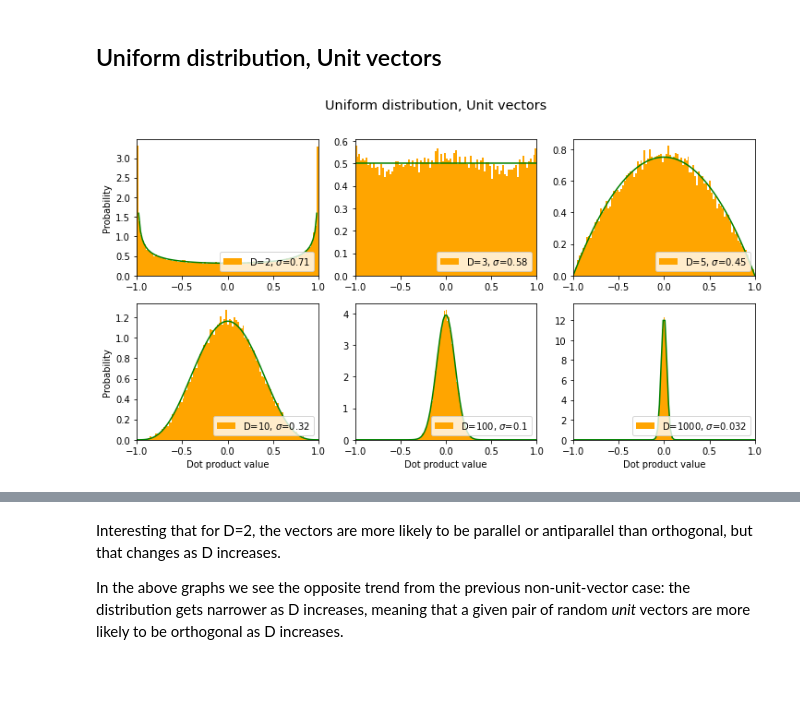
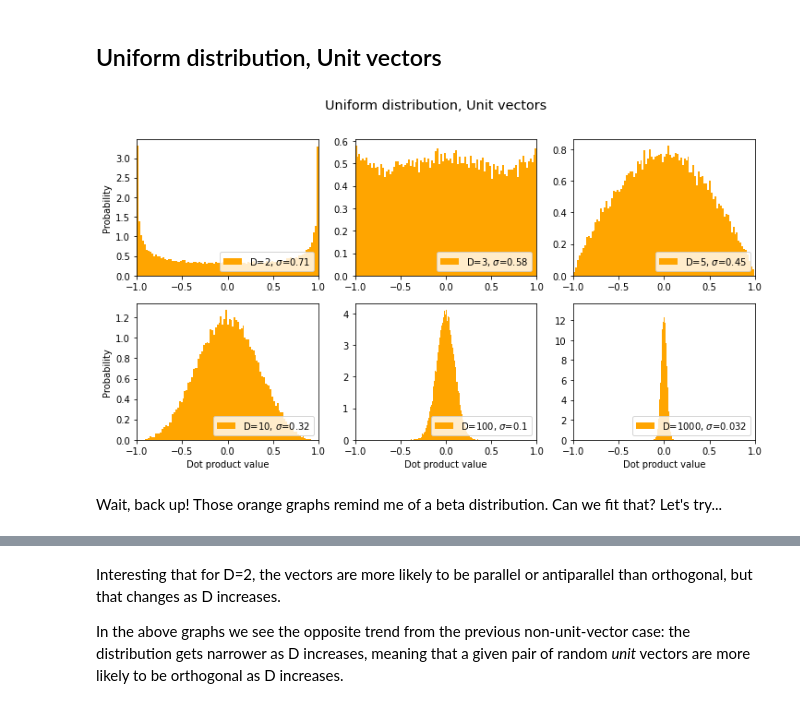
Before and after one commit to drscotthawley/blog_fastpages, a Jupyter notebook: _notebooks/2022-01-24-MultiDim-DotProducts.ipynb, the cells around one changed output, grey strips where cells are left out. Saved outputs shown, nothing was run; the diff lists cells and outputs as text; code cells hidden in the pictures; blank space fills up the shorter version.

```diff
--- a/_notebooks/2022-01-24-MultiDim-DotProducts.ipynb
+++ b/_notebooks/2022-01-24-MultiDim-DotProducts.ipynb
@@ -56,38 +97,11 @@ for i,ax in enumerate(axes):
 From the above graph, we see that as the dimensionality D increases, it's still the case that the most common dot product is zero, but the probability distribution becomes wider & flatter, i.e. the chances that a pair of random vectors are *not* orthogonal becomes increasingly *more* likely as D increases.
 # %% [markdown]
 ## Uniform distribution, Unit vectors
-# %%
-test_num = 2
-fig, axes = plt.subplots(2,3, figsize=(12,6))
-results[test_num] = {'label':"Uniform distribution, Unit vectors", 'sds':[]}
-fig.suptitle(results[test_num]['label'], fontsize="x-large")
-
-def norm_rows(arr):
-    arrT = arr.T                        # .T is to make broadcasting work easily
-    mags = np.sqrt( (arrT*arrT).sum(axis=0) )  # vector magnitudes
-    return (arrT/mags).T
-
-x = np.linspace(0,1,100)
-
-axes = axes.ravel()
-for i,ax in enumerate(axes):
-    dim = dims[i]
-    a = 2*np.random.rand(n,dim)-1
-    b = 2*np.random.rand(n,dim)-1
-    a, b = norm_rows(a), norm_rows(b)
-
-    dots = (a*b).sum(axis=-1)
-    std = np.std(dots,axis=0)
-    ax.hist(dots, density=True, bins=100, label=f'D={dim}, $\sigma$={std:3.2g}',color='orange')  # density=False would make counts)
-    results[test_num]['sds'].append(std)
-    ax.set_xlim(-1,1)
-    ax.legend(loc=4)
-    if i%3==0: ax.set_ylabel('Probability')
-    if i>2: ax.set_xlabel('Dot product value')
-
-    # the orange graph reminds me of a beta distribution. can we fit these? Guessing...
-    alpha = (dim-1)/2  # this seems to work quite well
-    y = 0.5*ss.beta.pdf(x, alpha, alpha)  # just messing with beta distribution
-    ax.plot(2*x-1, y, color='green')
-# %% [output]
-[figure, removed]
+# %%
+title = "Uniform distribution, Unit vectors"
+sds, axes, fig = make_plot(title=title, normalize=True, color='orange', xlim=[-1,1])
+results[2] = {'label': title, 'sds': sds }  # save for later
+# %% [output]
+[figure, added]
+# %% [markdown]
+Wait, back up!  Those orange graphs remind me of a beta distribution.  Can we fit that?  Let's try...
```
Also changed, not shown: parts of 35 cells of this notebook.
